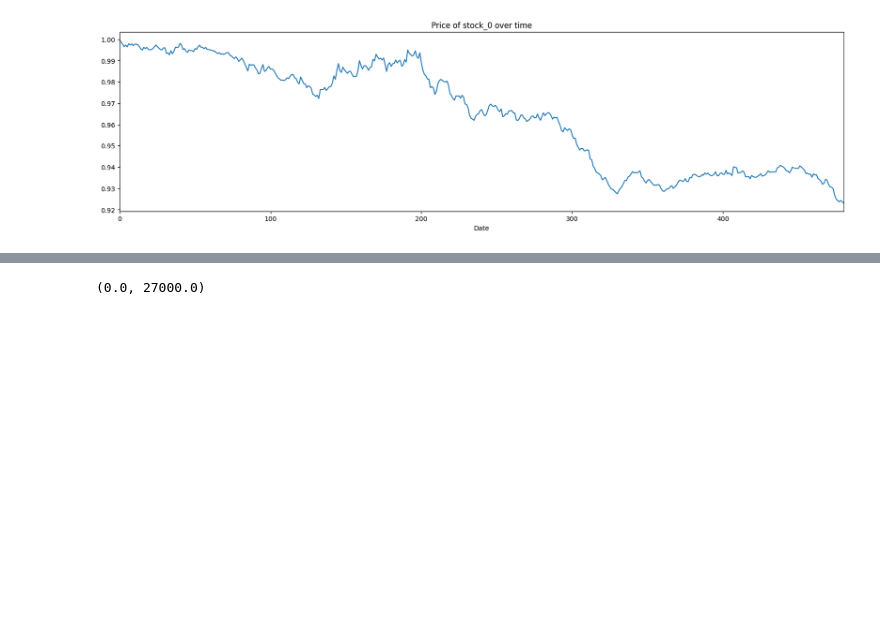
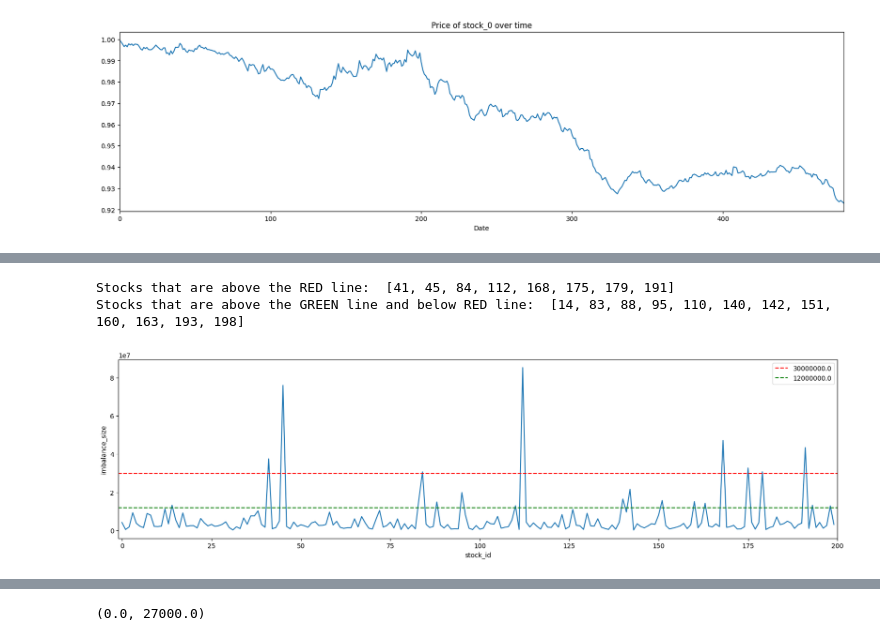
Before and after one commit to huanrafa/ProjectPracticing, a Jupyter notebook: 2023_12(1) Optiver - Trading at the Close/OptiverTrading.ipynb, the cells around one changed output, grey strips where cells are left out. Drawn from its saved outputs; the diff is of its cells as text; code cells hidden in the pictures; blank space fills up the shorter version.

```diff
--- a/2023_12(1) Optiver - Trading at the Close/OptiverTrading.ipynb
+++ b/2023_12(1) Optiver - Trading at the Close/OptiverTrading.ipynb
@@ -529,0 +539,25 @@ plt.xlim(0,480)
+# %%
+test = training.groupby('stock_id')['imbalance_size'].mean()
+red_lim = 3.0*1e7
+green_lim = 1.2*1e7
+red_list1 = list(test[test>red_lim].index)
+green_list1 = list(test[test>green_lim].index)
+print('Stocks that are above the RED line: ', red_list1)
+#print('Stocks that are above the GREEN line: ', green_list1)
+print('Stocks that are above the GREEN line and below RED line: ', [element for element in green_list1 if element not in red_list1])
+
+
+
+fig, ax = plt.subplots(figsize=(20,5))
+
+sns.lineplot(data=test, ax=ax)
+ax.axhline(y=red_lim, color='red', linestyle='--', label=f'{red_lim}')
+ax.axhline(y=green_lim, color='green', linestyle='--', label=f'{green_lim}')
+ax.legend()
+plt.xlim(-1,200)
+
+total_list1 = green_list1
+# %% [output]
+Stocks that are above the RED line:  [41, 45, 84, 112, 168, 175, 179, 191]
+Stocks that are above the GREEN line and below RED line:  [14, 83, 88, 95, 110, 140, 142, 151, 160, 163, 193, 198]
+[figure, added]
```
Also changed, not shown: parts of 16 cells of this notebook.
